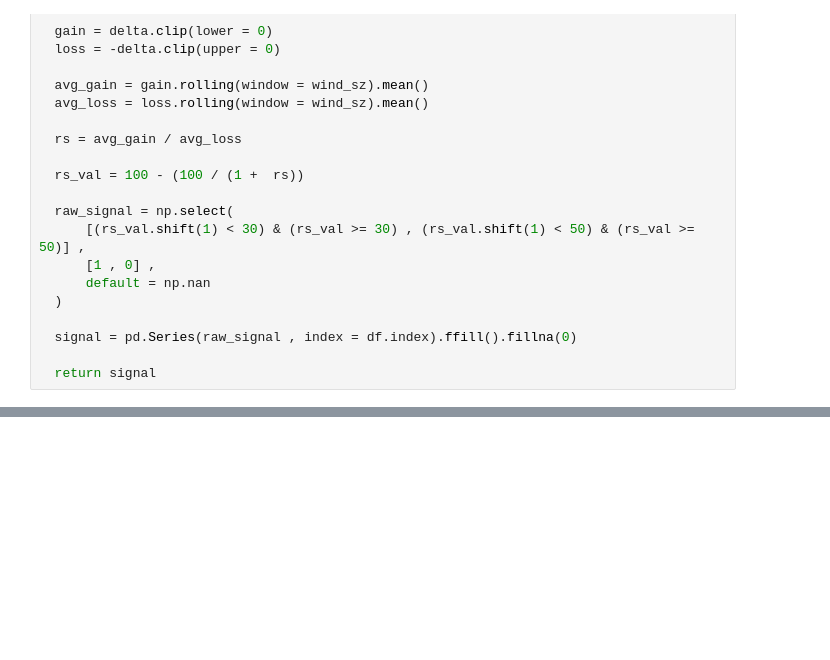
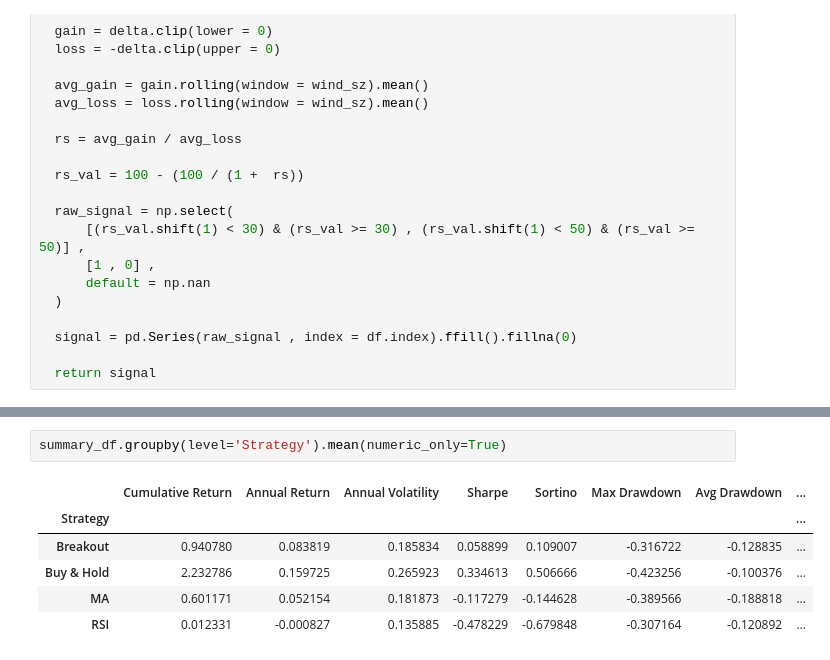
Before and after one commit to Abhiramalikatti21/Data_Analysis_pandas, a Jupyter notebook: MultiStategyComparison_&_PortfolioSystem.ipynb, the cells around one changed output, grey strips where cells are left out. Drawn from its saved outputs; the diff is of its cells as text; blank space fills up the shorter version.

```diff
--- a/MultiStategyComparison_&_PortfolioSystem.ipynb
+++ b/MultiStategyComparison_&_PortfolioSystem.ipynb
@@ -202,0 +291,9 @@ performance_report(signals['RELIANCE']['MA'], df3['Close'])
+# %%
+summary_df.groupby(level='Strategy').mean(numeric_only=True)
+# %% [output]
+|  | Cumulative Return | Annual Return | Annual Volatility | Sharpe | Sortino | Max Drawdown | Avg Drawdown | ... |
+| Strategy |  |  |  |  |  |  |  | ... |
+| Breakout | 0.940780 | 0.083819 | 0.185834 | 0.058899 | 0.109007 | -0.316722 | -0.128835 | ... |
+| Buy & Hold | 2.232786 | 0.159725 | 0.265923 | 0.334613 | 0.506666 | -0.423256 | -0.100376 | ... |
+| MA | 0.601171 | 0.052154 | 0.181873 | -0.117279 | -0.144628 | -0.389566 | -0.188818 | ... |
+| RSI | 0.012331 | -0.000827 | 0.135885 | -0.478229 | -0.679848 | -0.307164 | -0.120892 | ... |
```
Also changed, not shown: parts of 13 cells of this notebook.
